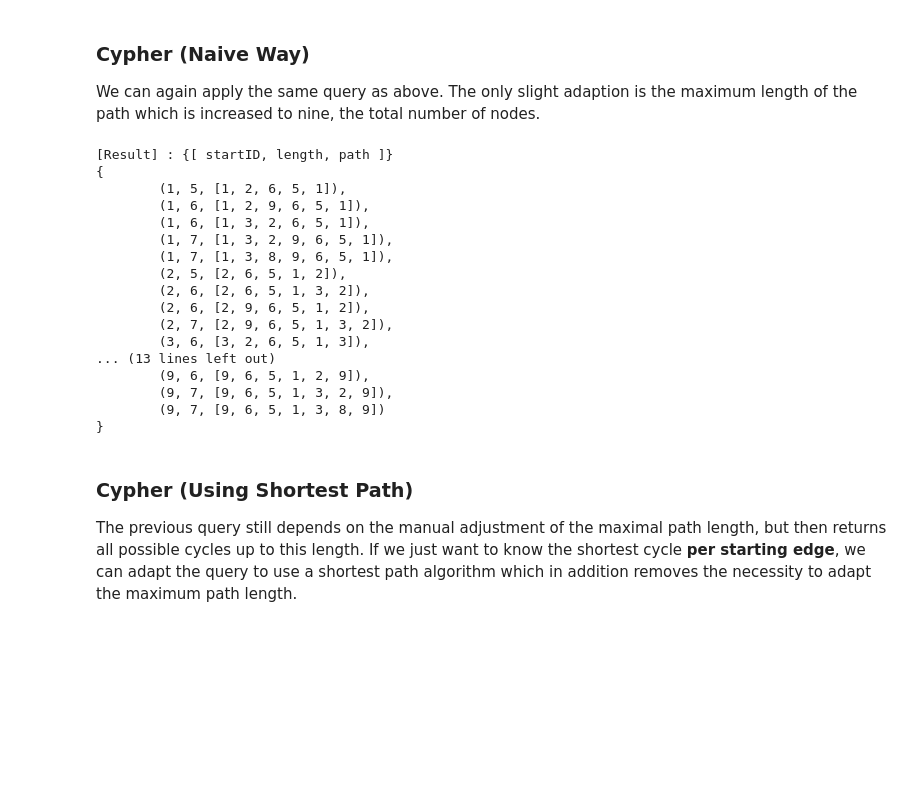
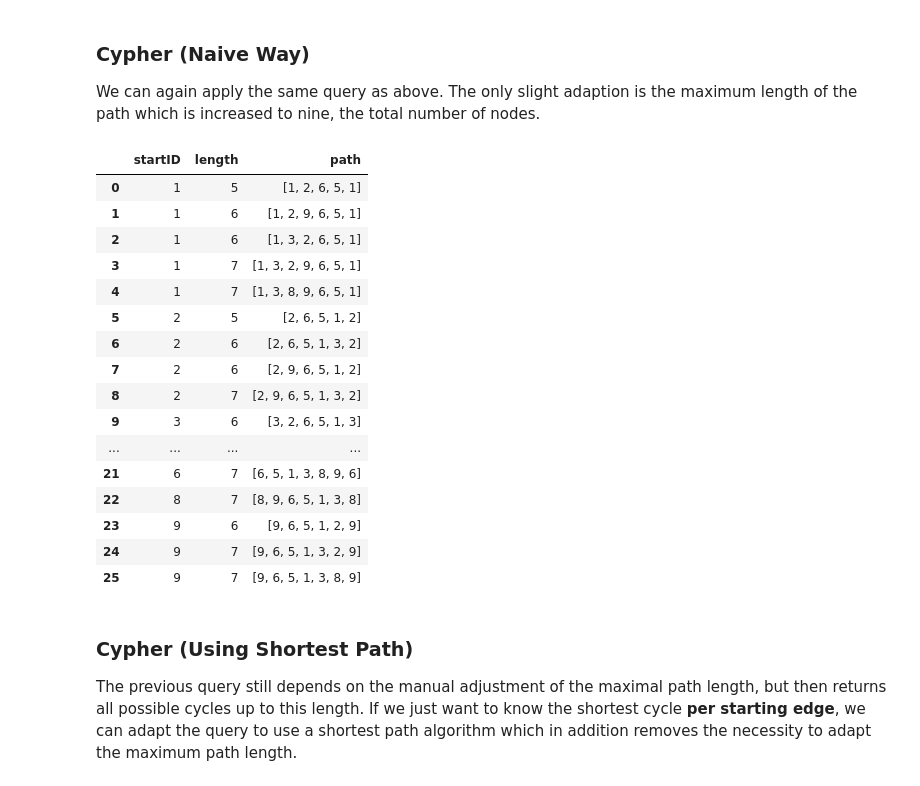
Before and after one commit to BigDataAnalyticsGroup/bigdataengineering, a Jupyter notebook: Graphs in Cypher.ipynb, the cells around one changed output. Saved outputs shown, nothing was run; the diff lists cells and outputs as text; code cells hidden in the pictures; blank space fills up the shorter version.

```diff
--- a/Graphs in Cypher.ipynb
+++ b/Graphs in Cypher.ipynb
@@ -41,7 +41,7 @@ import csv
 # Setup connection to the Neo4j graph
 # Schema of uri: "bolt://ip:port"
 # Schema of auth: ("username", "password")
-graph = Graph(profile="bolt://127.0.0.1:7687", auth=("neo4j", "h6u4%kr"))
+graph = Graph(profile="bolt://127.0.0.1:7687", auth=("neo4j", "secretpassword"))
 
 # Reset graph
 graph.run("MATCH (n) DETACH DELETE n;")
@@ -60,7 +60,7 @@ node_shape = 'circle'
 # Social network graph
 
 # Create constraints, i.e. a primary key constraint:
-graph.run("CREATE CONSTRAINT IF NOT EXISTS ON (n:Person) ASSERT n.node_id IS UNIQUE;")
+graph.run("CREATE CONSTRAINT IF NOT EXISTS FOR (n:Person) REQUIRE n.node_id IS UNIQUE;")
 
 # Create nodes labelled with 'PERSON'
 with open(contacts_persons_csv, newline='') as csvfile:
@@ -78,7 +78,7 @@ for csv_name, relationship in [(contacts_knows_csv, 'KNOWS'), (contacts_meets_cs
 # Precedence graph
 
 # Create constraints
-graph.run("CREATE CONSTRAINT IF NOT EXISTS ON (n:TRANSACTION) ASSERT n.node_id IS UNIQUE;")
+graph.run("CREATE CONSTRAINT IF NOT EXISTS FOR (n:TRANSACTION) REQUIRE n.node_id IS UNIQUE;")
 
 # Create nodes labelled with 'TRANSACTION'
 with open(transactions_nodes_csv, newline='') as csvfile:
@@ -223,29 +212,28 @@ We can again apply the same query as above. The only slight adaption is the maxi
 # %%
 cur = graph.run("""
 MATCH cyclePath = (a:TRANSACTION) - [*..9] -> (a)
 WITH NODES(cyclePath) AS path
 RETURN path[0].node_id AS startID, SIZE(path) AS length, [n IN path | n.node_id] AS path;
 """)
-print_set_neo4j(cur)
-#cur.close()
+display(cur.to_data_frame())
 # %% [output]
-[Result] : {[ startID, length, path ]}
-{
-        (1, 5, [1, 2, 6, 5, 1]),
-        (1, 6, [1, 2, 9, 6, 5, 1]),
-        (1, 6, [1, 3, 2, 6, 5, 1]),
-        (1, 7, [1, 3, 2, 9, 6, 5, 1]),
-        (1, 7, [1, 3, 8, 9, 6, 5, 1]),
-        (2, 5, [2, 6, 5, 1, 2]),
-        (2, 6, [2, 6, 5, 1, 3, 2]),
-        (2, 6, [2, 9, 6, 5, 1, 2]),
-        (2, 7, [2, 9, 6, 5, 1, 3, 2]),
-        (3, 6, [3, 2, 6, 5, 1, 3]),
-... (13 lines left out)
-        (9, 6, [9, 6, 5, 1, 2, 9]),
-        (9, 7, [9, 6, 5, 1, 3, 2, 9]),
-        (9, 7, [9, 6, 5, 1, 3, 8, 9])
-}
+|  | startID | length | path |
+| 0 | 1 | 5 | [1, 2, 6, 5, 1] |
+| 1 | 1 | 6 | [1, 2, 9, 6, 5, 1] |
+| 2 | 1 | 6 | [1, 3, 2, 6, 5, 1] |
+| 3 | 1 | 7 | [1, 3, 2, 9, 6, 5, 1] |
+| 4 | 1 | 7 | [1, 3, 8, 9, 6, 5, 1] |
+| 5 | 2 | 5 | [2, 6, 5, 1, 2] |
+| 6 | 2 | 6 | [2, 6, 5, 1, 3, 2] |
+| 7 | 2 | 6 | [2, 9, 6, 5, 1, 2] |
+| 8 | 2 | 7 | [2, 9, 6, 5, 1, 3, 2] |
+| 9 | 3 | 6 | [3, 2, 6, 5, 1, 3] |
+| ... | ... | ... | ... |
+| 21 | 6 | 7 | [6, 5, 1, 3, 8, 9, 6] |
+| 22 | 8 | 7 | [8, 9, 6, 5, 1, 3, 8] |
+| 23 | 9 | 6 | [9, 6, 5, 1, 2, 9] |
+| 24 | 9 | 7 | [9, 6, 5, 1, 3, 2, 9] |
+| 25 | 9 | 7 | [9, 6, 5, 1, 3, 8, 9] |
 # %% [markdown]
 ### Cypher (Using Shortest Path)
 
```
Also changed, not shown: parts of 8 cells of this notebook.
